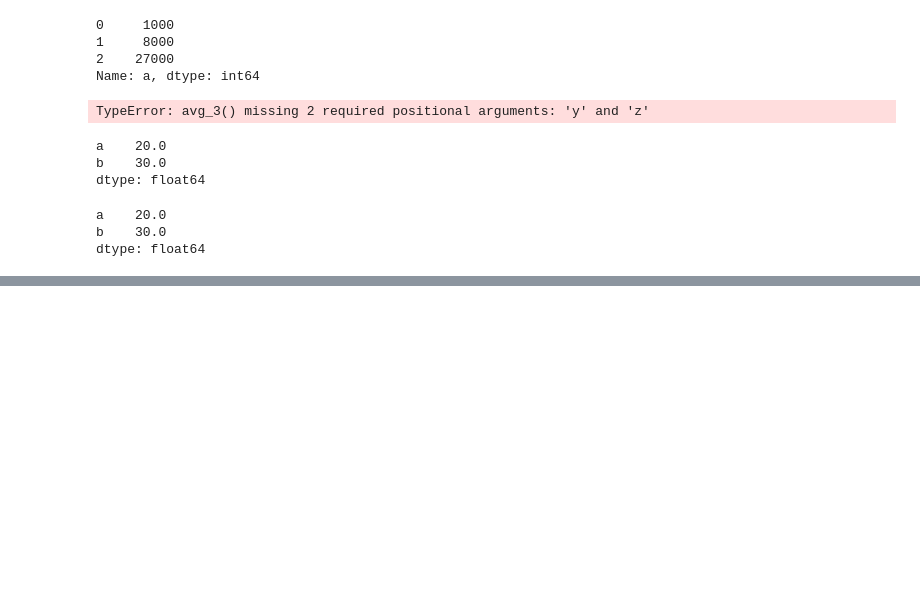
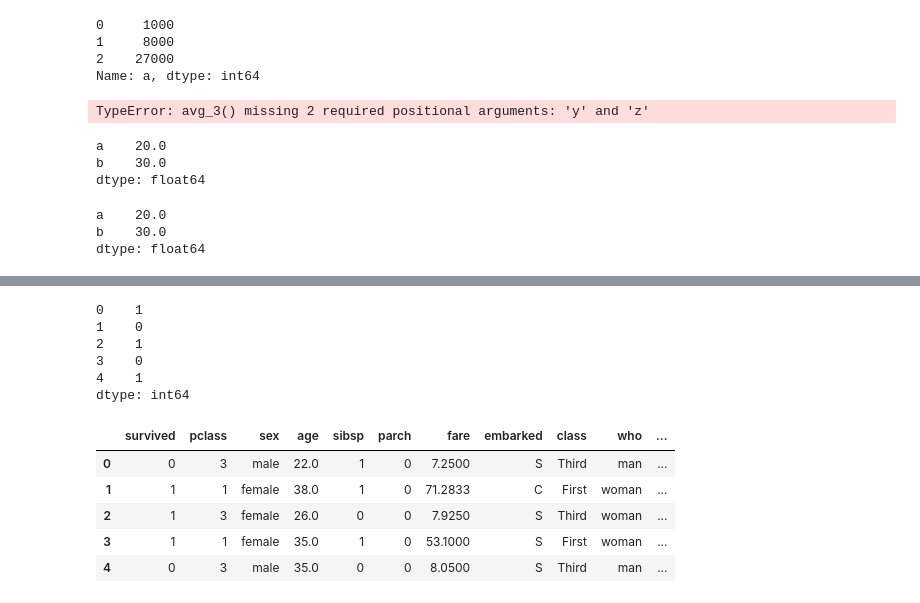
Before and after one commit to papasmf1/python221024, a Jupyter notebook: demo데이터형식변환.ipynb, the cells around one changed output, grey strips where cells are left out. Saved outputs shown, nothing was run; the diff lists cells and outputs as text; code cells hidden in the pictures; blank space fills up the shorter version.

Commit message:
apply메서드 연습 3

```diff
--- a/demo데이터형식변환.ipynb
+++ b/demo데이터형식변환.ipynb
@@ -245,0 +261,5 @@ dtype: float64
+# %%
+import seaborn as sns
+
+titanic = sns.load_dataset('titanic')
+titanic.info()
@@ -245,0 +284,7 @@ dtype: float64
+# %%
+import numpy as np
+
+def count_missing(vec):
+    null_vec = pd.isnull(vec)
+    null_count = np.sum(null_vec)
+    return null_count
@@ -245,0 +336,24 @@ dtype: float64
+# %%
+cmis_row = titanic.apply(count_missing, axis=1)
+pmis_row = titanic.apply(prop_missing, axis=1)
+
+cmis_row.head()
+# %% [output]
+0    1
+1    0
+2    1
+3    0
+4    1
+dtype: int64
+# %%
+#누락값의 갯수를 기존 데이터프레임에 추가
+titanic['num_missing'] = titanic.apply(count_missing, axis=1)
+
+titanic.head()
+# %% [output]
+|  | survived | pclass | sex | age | sibsp | parch | fare | embarked | class | who | ... |
+| 0 | 0 | 3 | male | 22.0 | 1 | 0 | 7.2500 | S | Third | man | ... |
+| 1 | 1 | 1 | female | 38.0 | 1 | 0 | 71.2833 | C | First | woman | ... |
+| 2 | 1 | 3 | female | 26.0 | 0 | 0 | 7.9250 | S | Third | woman | ... |
+| 3 | 1 | 1 | female | 35.0 | 1 | 0 | 53.1000 | S | First | woman | ... |
+| 4 | 0 | 3 | male | 35.0 | 0 | 0 | 8.0500 | S | Third | man | ... |
```
Also changed, not shown: parts of 5 cells of this notebook.
